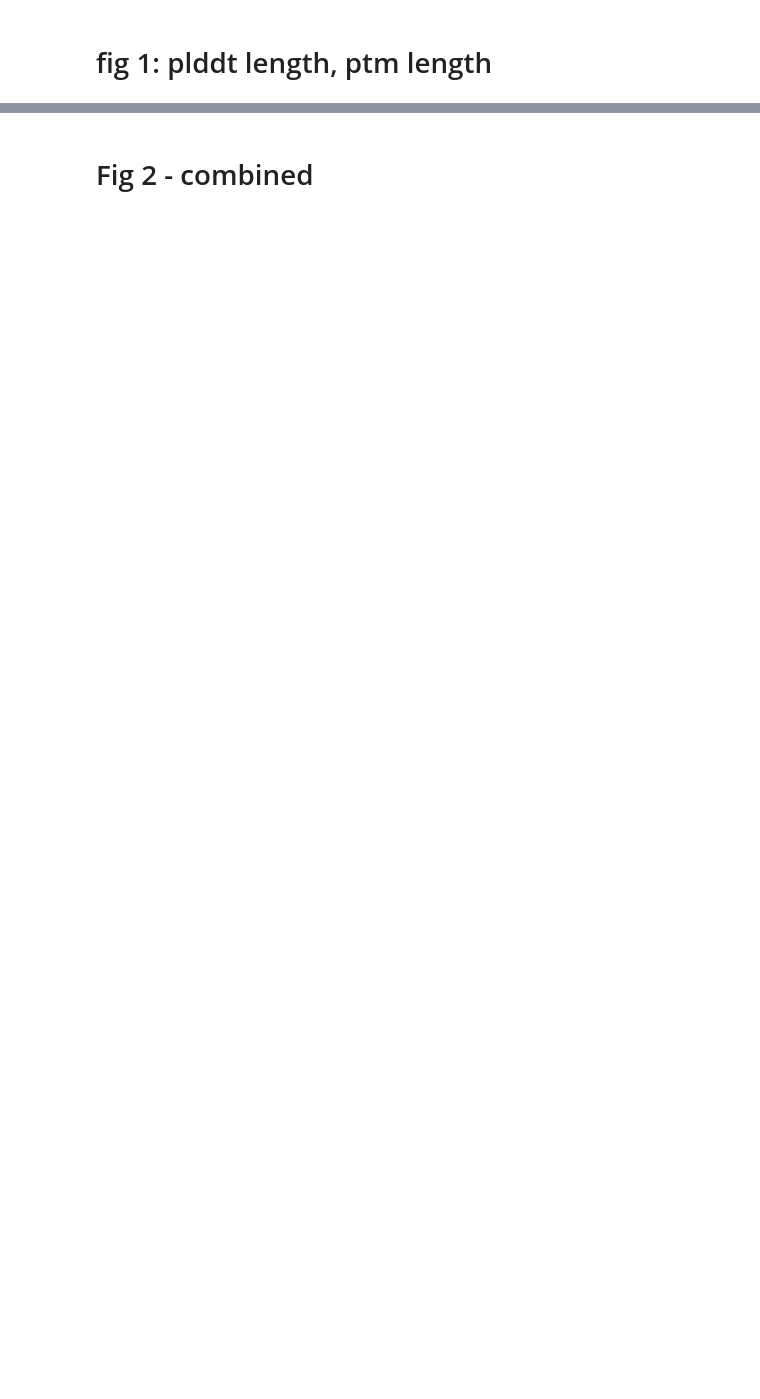
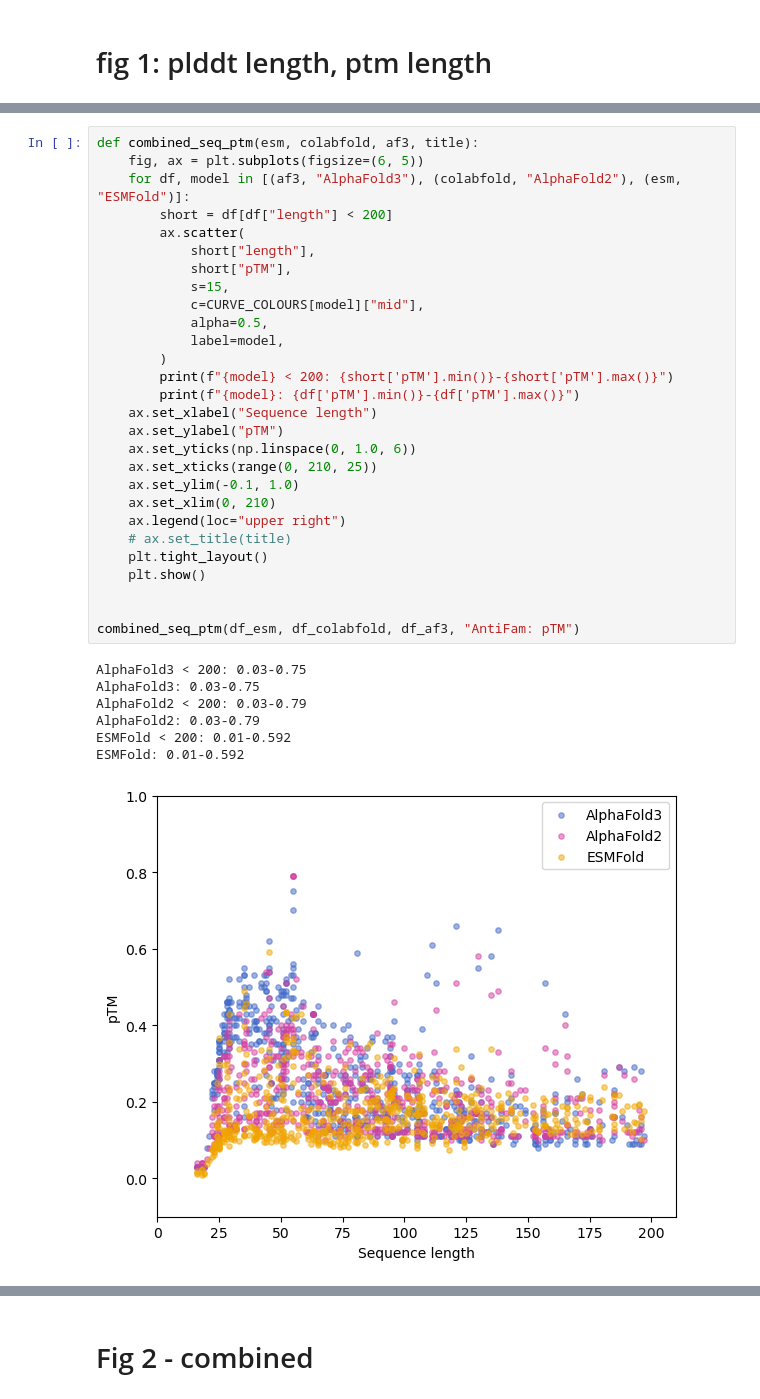
Before and after one commit to 0rra/fold_unfold2, a Jupyter notebook: part1_refoldunfold/3_results_plotting/plot_figures.ipynb, the cells around one changed output, grey strips where cells are left out. Saved outputs shown, nothing was run; the diff lists cells and outputs as text; blank space fills up the shorter version.

```diff
--- a/part1_refoldunfold/3_results_plotting/plot_figures.ipynb
+++ b/part1_refoldunfold/3_results_plotting/plot_figures.ipynb
@@ -237,0 +261,36 @@ combined_seq_ptm(df_esm, df_colabfold, df_af3, "AntiFam: pTM")
+# %%
+def combined_seq_ptm(esm, colabfold, af3, title):
+    fig, ax = plt.subplots(figsize=(6, 5))
+    for df, model in [(af3, "AlphaFold3"), (colabfold, "AlphaFold2"), (esm, "ESMFold")]:
+        short = df[df["length"] < 200]
+        ax.scatter(
+            short["length"],
+            short["pTM"],
+            s=15,
+            c=CURVE_COLOURS[model]["mid"],
+            alpha=0.5,
+            label=model,
+        )
+        print(f"{model} < 200: {short['pTM'].min()}-{short['pTM'].max()}")
+        print(f"{model}: {df['pTM'].min()}-{df['pTM'].max()}")
+    ax.set_xlabel("Sequence length")
+    ax.set_ylabel("pTM")
+    ax.set_yticks(np.linspace(0, 1.0, 6))
+    ax.set_xticks(range(0, 210, 25))
+    ax.set_ylim(-0.1, 1.0)
+    ax.set_xlim(0, 210)
+    ax.legend(loc="upper right")
+    # ax.set_title(title)
+    plt.tight_layout()
+    plt.show()
+
+
+combined_seq_ptm(df_esm, df_colabfold, df_af3, "AntiFam: pTM")
+# %% [output]
+AlphaFold3 < 200: 0.03-0.75
+AlphaFold3: 0.03-0.75
+AlphaFold2 < 200: 0.03-0.79
+AlphaFold2: 0.03-0.79
+ESMFold < 200: 0.01-0.592
+ESMFold: 0.01-0.592
+[figure, added]
```
Also changed, not shown: parts of 48 cells of this notebook, 20 other files.
